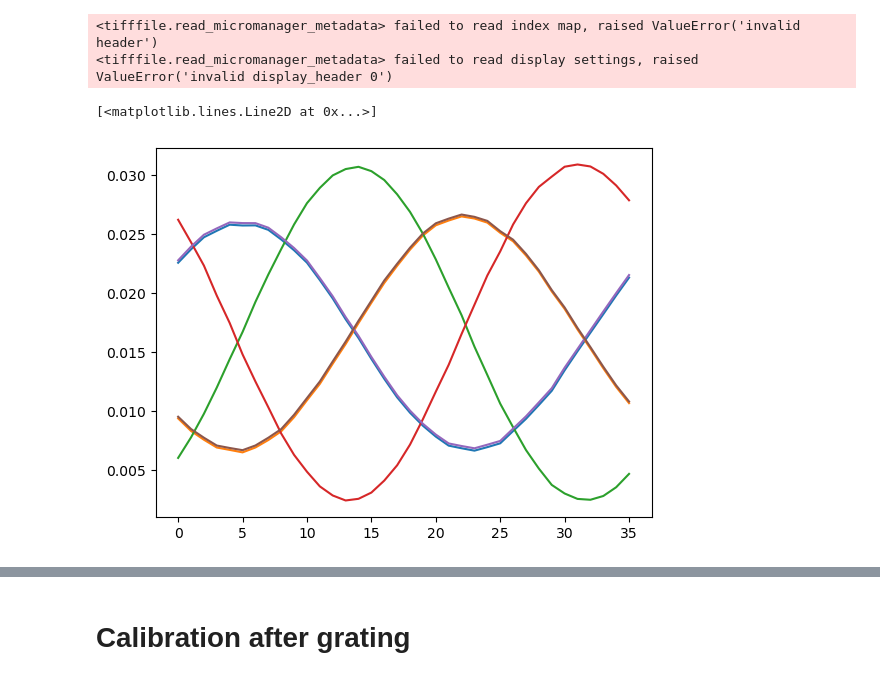
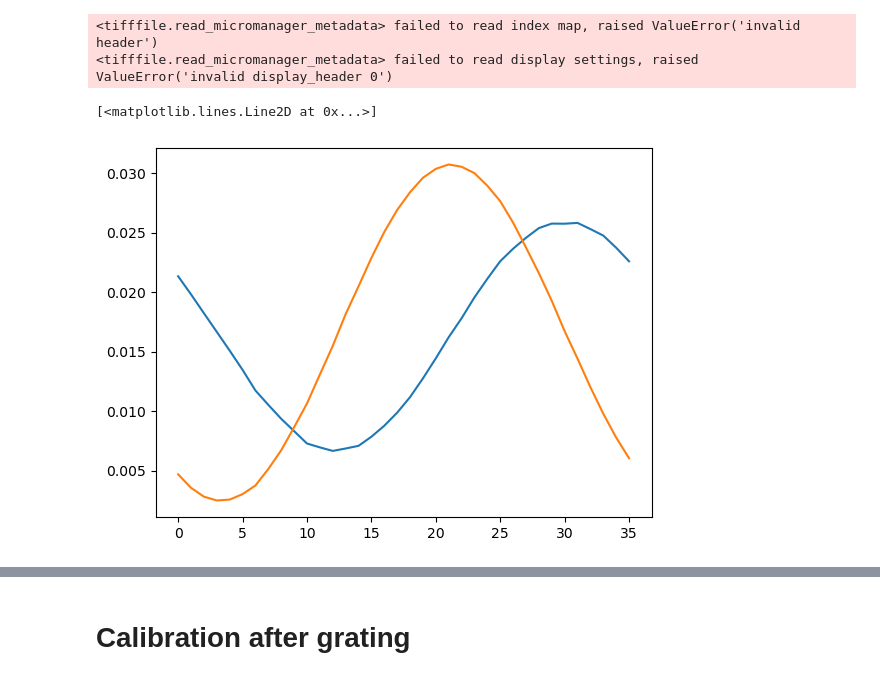
Before and after one commit to aautric/4polarMFM_these, a Jupyter notebook: Calibration_polar.ipynb, the cells around one changed output, grey strips where cells are left out. Drawn from its saved outputs; the diff is of its cells as text; code cells hidden in the pictures.

```diff
--- a/Calibration_polar.ipynb
+++ b/Calibration_polar.ipynb
@@ -66,22 +66,22 @@ res4/=i4
 res5/=i5
 res6/=i6
 # %%
-res1 = np.roll(np.roll(res1, 36-21)[::-1], 18)
-res2 = np.roll(np.roll(res2, 36-21)[::-1], 18)
-res3 = np.roll(np.roll(res3, 36-21)[::-1], 18)
-res4 = np.roll(np.roll(res4, 36-21)[::-1], 18)
-res5 = np.roll(np.roll(res5, 36-21)[::-1], 18)
-res6 = np.roll(np.roll(res6, 36-21)[::-1], 18)
+res1 = np.roll(np.roll(res1, 36-21), 18)
+res2 = np.roll(np.roll(res2, 36-21), 18)
+res3 = np.roll(np.roll(res3, 36-21), 18)
+res4 = np.roll(np.roll(res4, 36-21), 18)
+res5 = np.roll(np.roll(res5, 36-21), 18)
+res6 = np.roll(np.roll(res6, 36-21), 18)
 # %%
 plt.plot(res1)
-plt.plot(res2)
+#plt.plot(res2)
 plt.plot(res3)
-plt.plot(res4)
-plt.plot(res5)
-plt.plot(res6)
+#plt.plot(res4)
+#plt.plot(res5)
+#plt.plot(res6)
 # %% [output]
 [<matplotlib.lines.Line2D at 0x...>]
-[figure, old version]
+[figure, new version]
 # %%
 a1 = 1.
 b1 = 0.001
```
Also changed, not shown: parts of 8 cells of this notebook, 1 other file.
